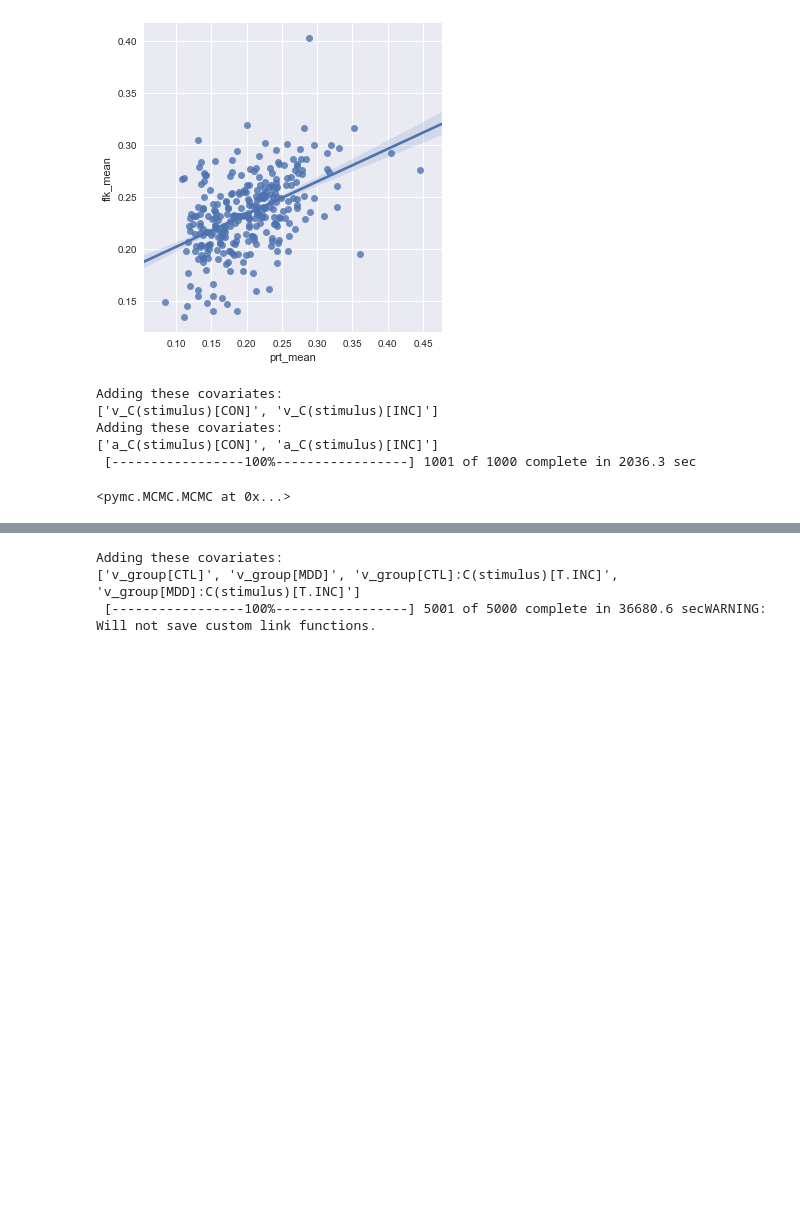
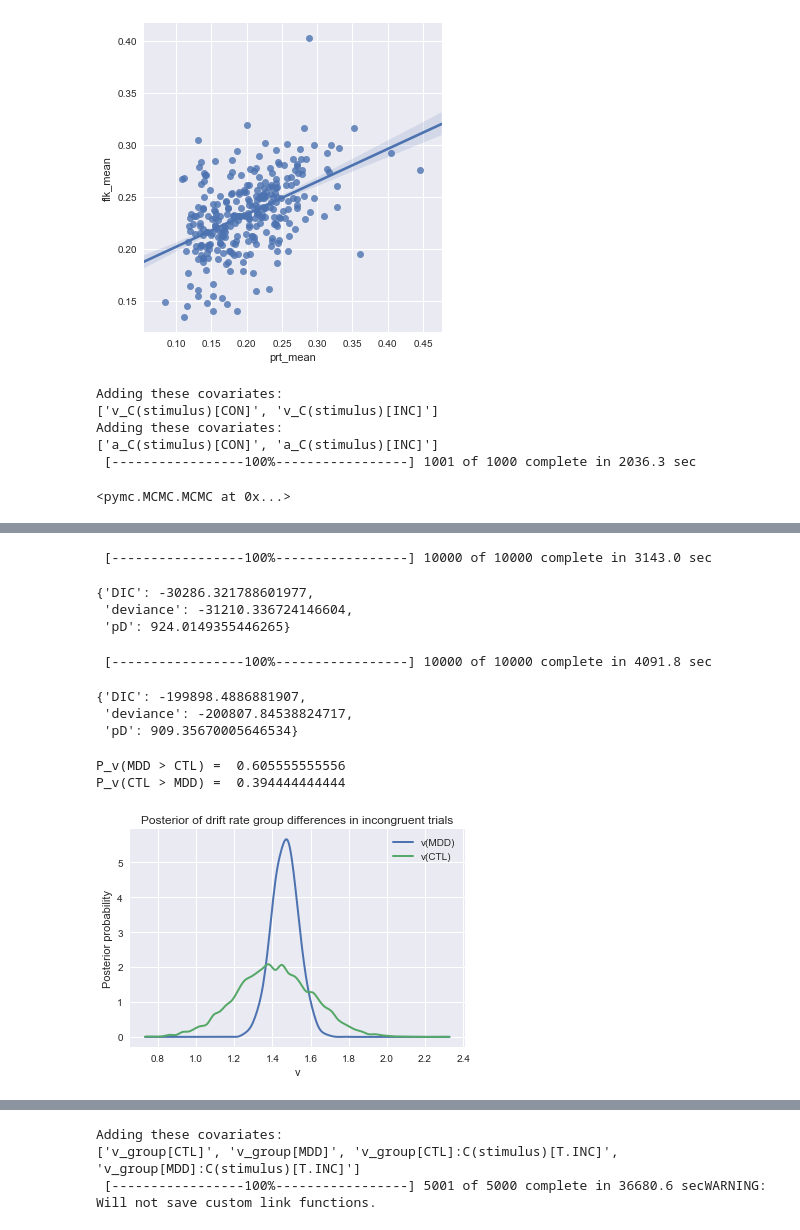
Before and after one commit to vlawlor/EMBARC-Flanker, a Jupyter notebook: Flanker.ipynb, the cells around one changed output, grey strips where cells are left out. Drawn from its saved outputs; the diff is of its cells as text; code cells hidden in the pictures; blank space fills up the shorter version.

```diff
--- a/Flanker.ipynb
+++ b/Flanker.ipynb
@@ -2671,0 +2740,44 @@ Adding these covariates:
+# %%
+# model of just the incongruent stim that depends on group
+inc_data = all_data[all_data.stimulus == 'INC']
+flanker_inc_group = hddm.HDDM(inc_data, depends_on = {'v':'group', 'a':'group', 't':'group'})
+flanker_inc_group.sample(10000, burn = 1000, dbname = 'flanker_inc_group.db', db = 'pickle')
+flanker_inc_group.save('flanker_inc_group')
+# %% [output]
+ [-----------------100%-----------------] 10000 of 10000 complete in 3143.0 sec
+# %%
+flanker_inc_group.dic_info
+# %% [output]
+{'DIC': -30286.321788601977,
+ 'deviance': -31210.336724146604,
+ 'pD': 924.0149355446265}
+# %%
+# model of just the congruent stim that depends on group
+con_data = all_data[all_data.stimulus == 'CON']
+flanker_con_group = hddm.HDDM(con_data, depends_on = {'v': 'group', 'a':'group', 't':'group'})
+flanker_con_group.sample(10000, burn=1000, dbname = 'flanker_inc_group.db', db = 'pickle')
+flanker_con_group.save('flanker_con_group')
+# %% [output]
+ [-----------------100%-----------------] 10000 of 10000 complete in 4091.8 sec
+# %%
+flanker_con_group.dic_info
+# %% [output]
+{'DIC': -199898.4886881907,
+ 'deviance': -200807.84538824717,
+ 'pD': 909.35670005646534}
+# %%
+# drift rate group differences in incongruent trials
+# NO group difference
+
+v_inc_MDD, v_inc_CTL = flanker_inc_group.nodes_db.node[['v(MDD)','v(CTL)']]
+hddm.analyze.plot_posterior_nodes([v_inc_MDD, v_inc_CTL])
+plt.xlabel('v')
+plt.ylabel('Posterior probability')
+plt.title('Posterior of drift rate group differences in incongruent trials')
+
+print ("P_v(MDD > CTL) = ", (v_inc_MDD.trace() > v_inc_CTL.trace()).mean())
+print ("P_v(CTL > MDD) = ", (v_inc_CTL.trace() > v_inc_MDD.trace()).mean())
+# %% [output]
+P_v(MDD > CTL) =  0.605555555556
+P_v(CTL > MDD) =  0.394444444444
+[figure, added]
```
Also changed, not shown: parts of 24 cells of this notebook.
